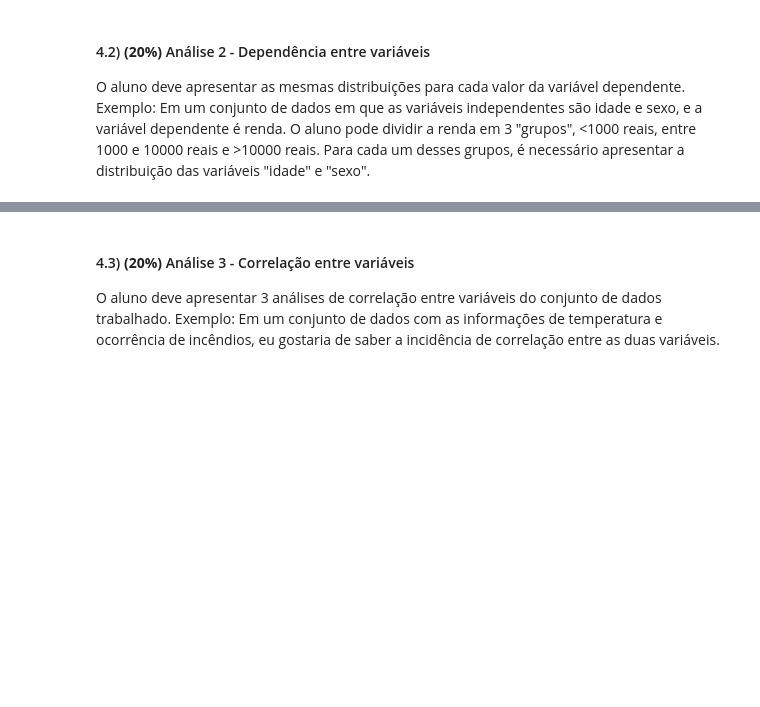
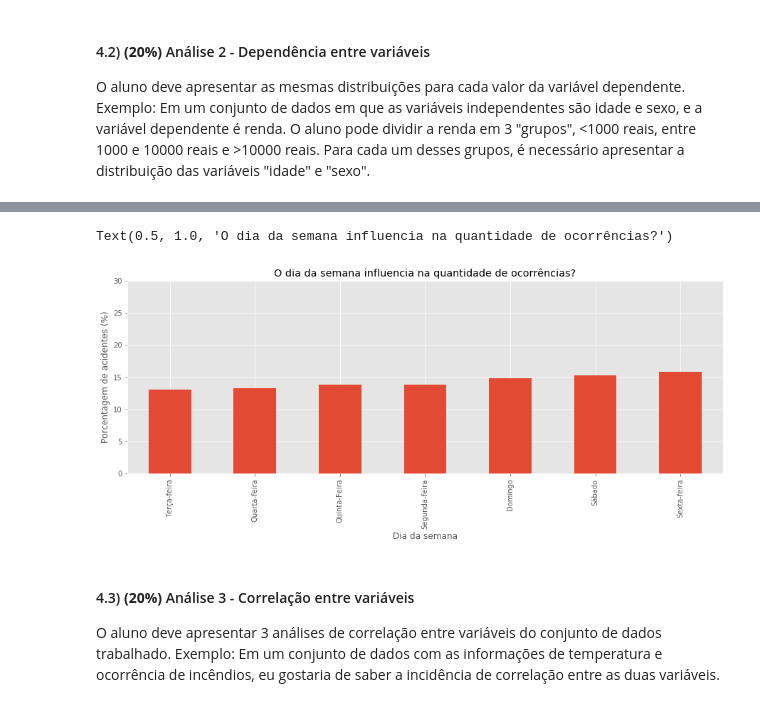
Before and after one commit to LilianeAquino/aed_projeto_1, a Jupyter notebook: template.ipynb, the cells around one changed output, grey strips where cells are left out. Drawn from its saved outputs; the diff is of its cells as text; code cells hidden in the pictures; blank space fills up the shorter version.

```diff
--- a/template.ipynb
+++ b/template.ipynb
@@ -150,12 +154,13 @@ df['veiculos'] = df['veiculos'].astype('int16')
 df['feridos_leves'] = df['feridos_leves'].astype('int16')
 df['feridos_graves'] = df['feridos_graves'].astype('int16')
 # %%
-df['data'] = df.data_inversa.map(str) + ' ' + df.horario
+df['data'] = df['data_inversa'].map(str) + ' ' + df.horario
 df['data'] = pd.to_datetime(df['data'])
+
 df['ano'] = df['data'].dt.year
 df['mes'] = df['data'].dt.month
 df['dia'] = df['data'].dt.day
 
-df.drop(['data'], axis=1, inplace=True)
+df.drop(['data_inversa', 'horario'], axis=1, inplace=True)
 # %%
 df_2007_2018 = df[df['ano']!= 2019]
@@ -342,0 +358,21 @@ df_2007_2018.reset_index().head(1)
+# %%
+DIAS = [
+    'Segunda-feira',
+    'Terça-feira',
+    'Quarta-feira',
+    'Quinta-Feira',
+    'Sexta-feira',
+    'Sábado',
+    'Domingo'
+]
+
+def dia_semana(data):
+
+    data = date(year=data.year, month=data.month, day=data.day)
+    indice_da_semana = data.weekday()
+    dia_semana = DIAS[indice_da_semana]
+
+    return dia_semana
+
+df_2007_2018['dia_da_semana'] = df_2007_2018['data'].apply(dia_semana)
+df_2007_2018.tail()
@@ -343,3 +387,15 @@ df_2007_2018.reset_index().head(1)
+# %%
+round((df_2007_2018.groupby(['dia_da_semana'])['id'].count() * 100) / len(df_2007_2018), 2).sort_values(ascending=True).plot.bar()
+
+plt.rcParams['figure.figsize'] = [15, 5]
+plt.ylim(0, 30)
+
+plt.ylabel('Porcentagem de acidentes (%)')
+plt.xlabel('Dia da semana')
+plt.title('O dia da semana influencia na quantidade de ocorrências?')
+# %% [output]
+Text(0.5, 1.0, 'O dia da semana influencia na quantidade de ocorrências?')
+[figure, added]
 # %% [markdown]
 #### 4.3) **(20%)** Análise 3 - Correlação entre variáveis
 
```
Also changed, not shown: parts of 26 cells of this notebook.
